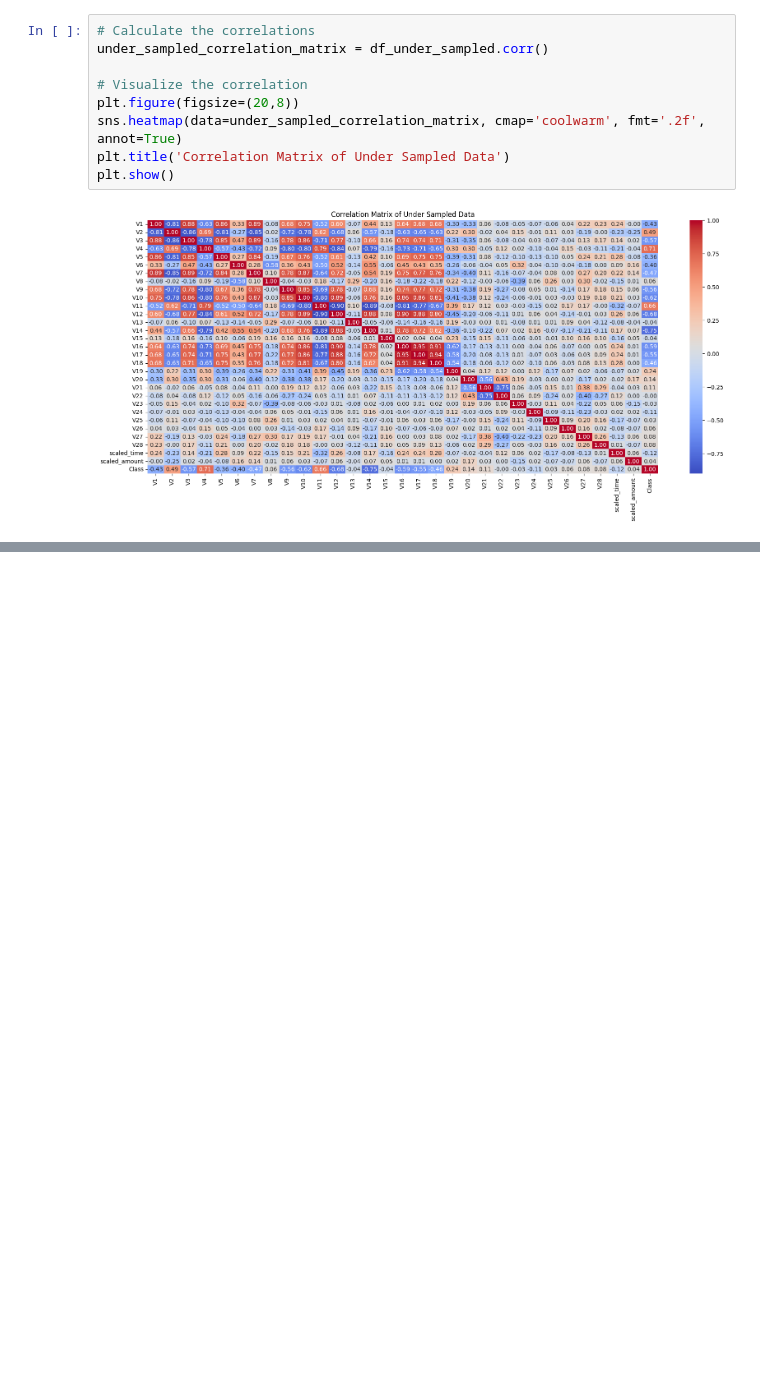
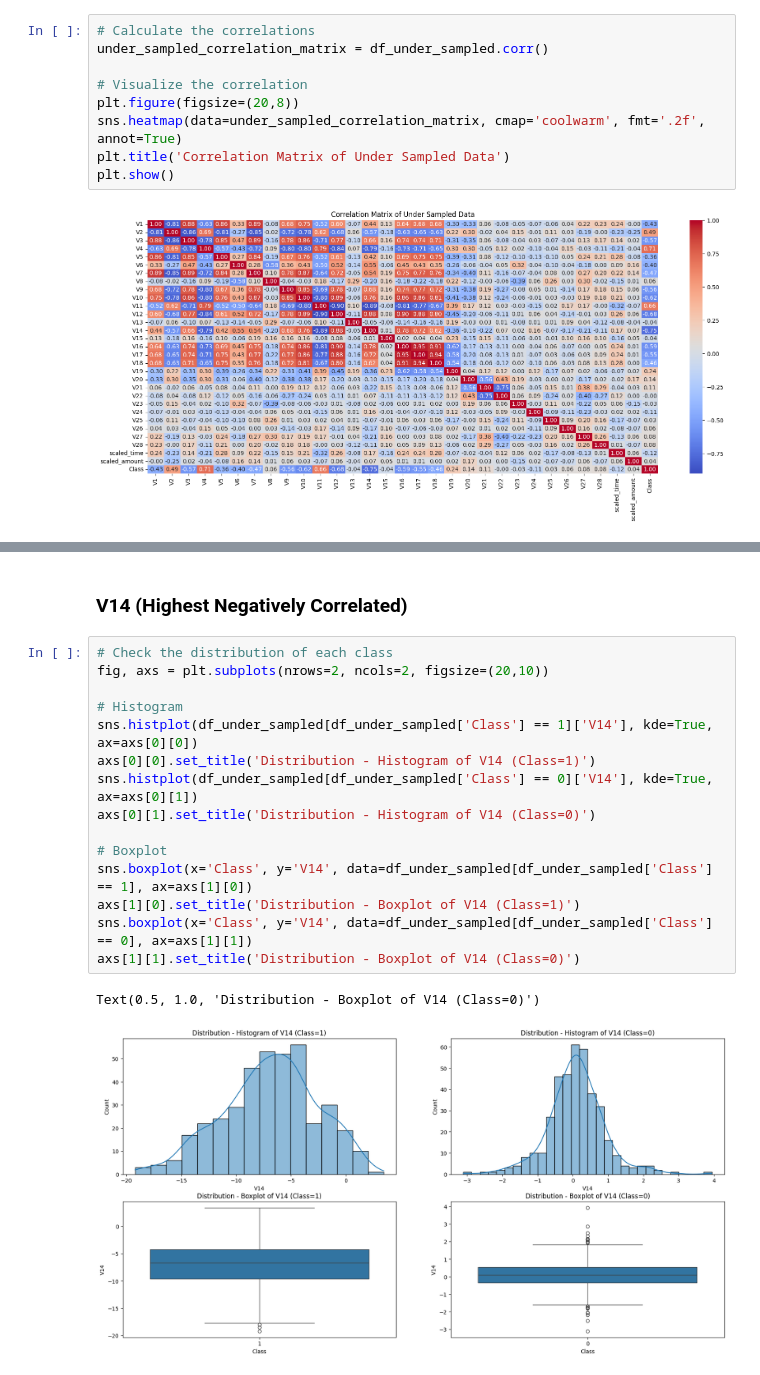
Before and after one commit to joocahyadi/Credit_Card_Fraud_Detection, a Jupyter notebook: notebook/Credit Card Fraud Detection Notebook.ipynb, the cells around one changed output, grey strips where cells are left out. Cells and saved outputs as stored; diff of their text form; blank space fills up the shorter version.

```diff
--- a/notebook/Credit Card Fraud Detection Notebook.ipynb
+++ b/notebook/Credit Card Fraud Detection Notebook.ipynb
@@ -529,0 +577,20 @@ Text(0.5, 1.0, 'Distribution of V14 per Class')
+# %% [markdown]
+### V14 (Highest Negatively Correlated)
+# %%
+# Check the distribution of each class
+fig, axs = plt.subplots(nrows=2, ncols=2, figsize=(20,10))
+
+# Histogram
+sns.histplot(df_under_sampled[df_under_sampled['Class'] == 1]['V14'], kde=True, ax=axs[0][0])
+axs[0][0].set_title('Distribution - Histogram of V14 (Class=1)')
+sns.histplot(df_under_sampled[df_under_sampled['Class'] == 0]['V14'], kde=True, ax=axs[0][1])
+axs[0][1].set_title('Distribution - Histogram of V14 (Class=0)')
+
+# Boxplot
+sns.boxplot(x='Class', y='V14', data=df_under_sampled[df_under_sampled['Class'] == 1], ax=axs[1][0])
+axs[1][0].set_title('Distribution - Boxplot of V14 (Class=1)')
+sns.boxplot(x='Class', y='V14', data=df_under_sampled[df_under_sampled['Class'] == 0], ax=axs[1][1])
+axs[1][1].set_title('Distribution - Boxplot of V14 (Class=0)')
+# %% [output]
+Text(0.5, 1.0, 'Distribution - Boxplot of V14 (Class=0)')
+[figure, added]
```
Also changed, not shown: parts of 18 cells of this notebook.
